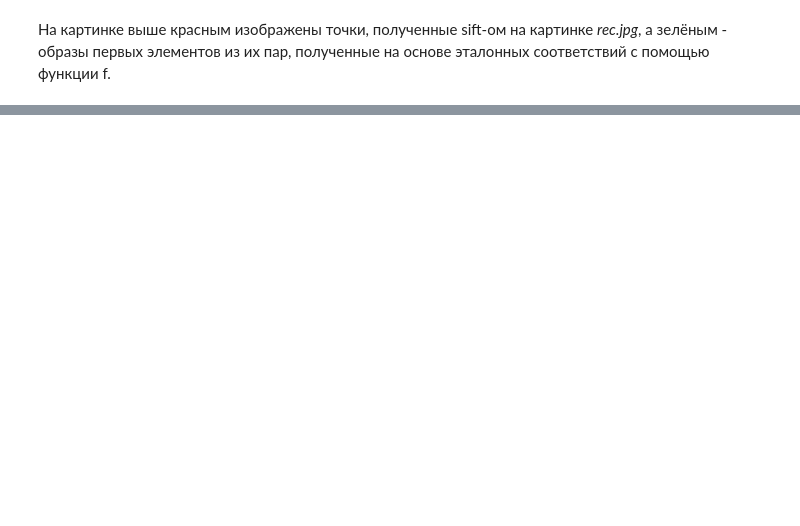
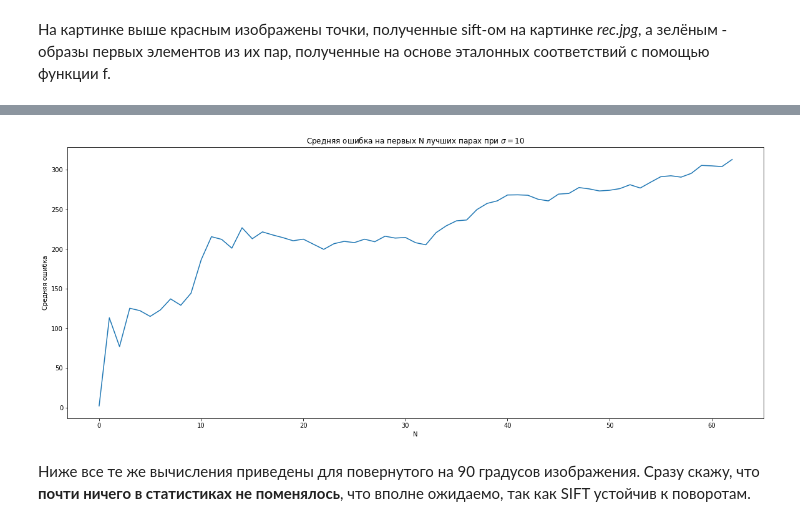
Before and after one commit to valkon29/innprac, a Jupyter notebook: notebook.ipynb, the cells around one changed output, grey strips where cells are left out. Cells and saved outputs as stored; diff of their text form; code cells hidden in the pictures; blank space fills up the shorter version.

```diff
--- a/notebook.ipynb
+++ b/notebook.ipynb
@@ -209,0 +264,14 @@ plt.imshow(img_2)
+# %%
+plt.figure(figsize=(20, 8))
+
+cum_av_mist = np.cumsum(mist) / (np.arange(len(mist)) + 1)
+
+plt.plot(cum_av_mist)
+plt.xlabel('N')
+plt.ylabel('Средняя ошибка')
+plt.title('Средняя ошибка на первых N лучших парах при $\sigma=10$')
+plt.show()
+# %% [output]
+[figure, added]
+# %% [markdown]
+Ниже все те же вычисления приведены для повернутого на 90 градусов изображения. Сразу скажу, что __почти ничего в статистиках не поменялось__, что вполне ожидаемо, так как SIFT устойчив к поворотам.
```
Also changed, not shown: parts of 20 cells of this notebook.
